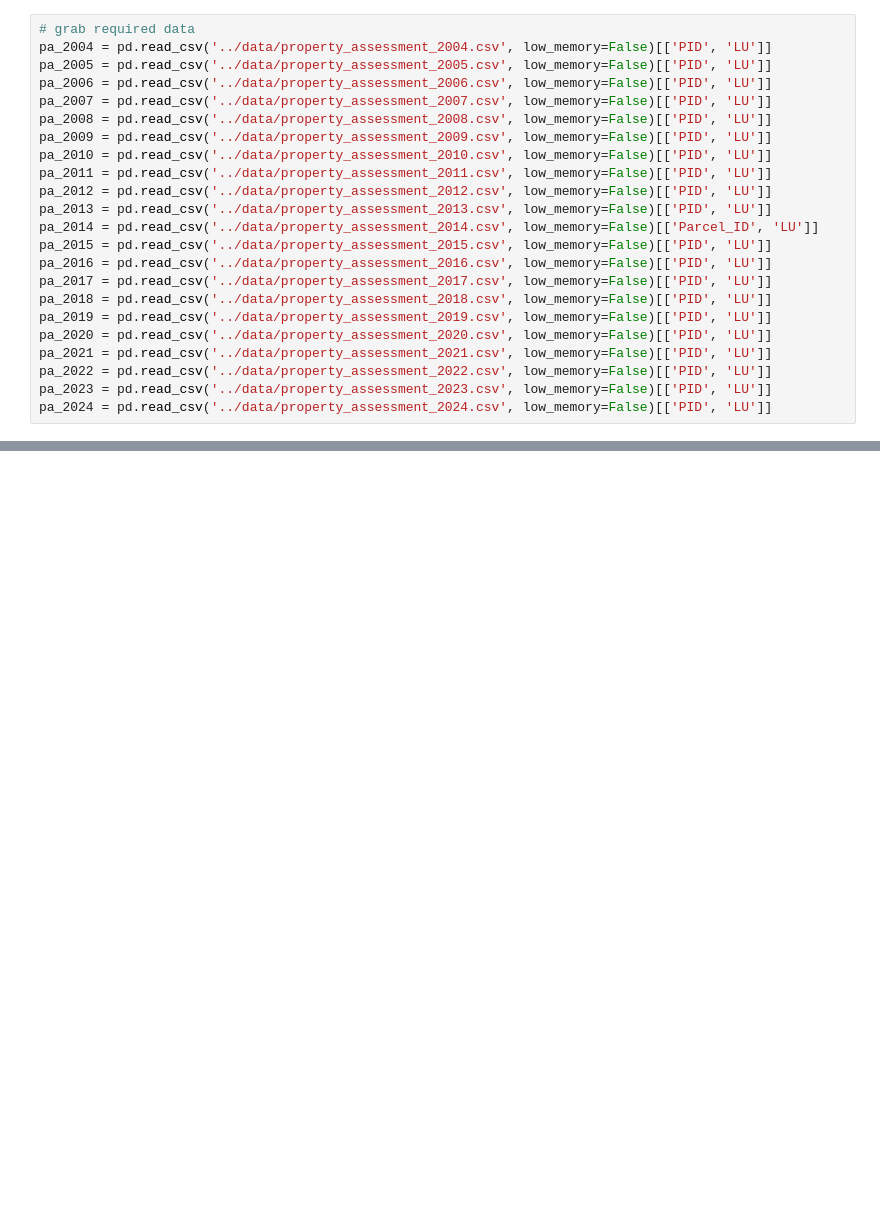
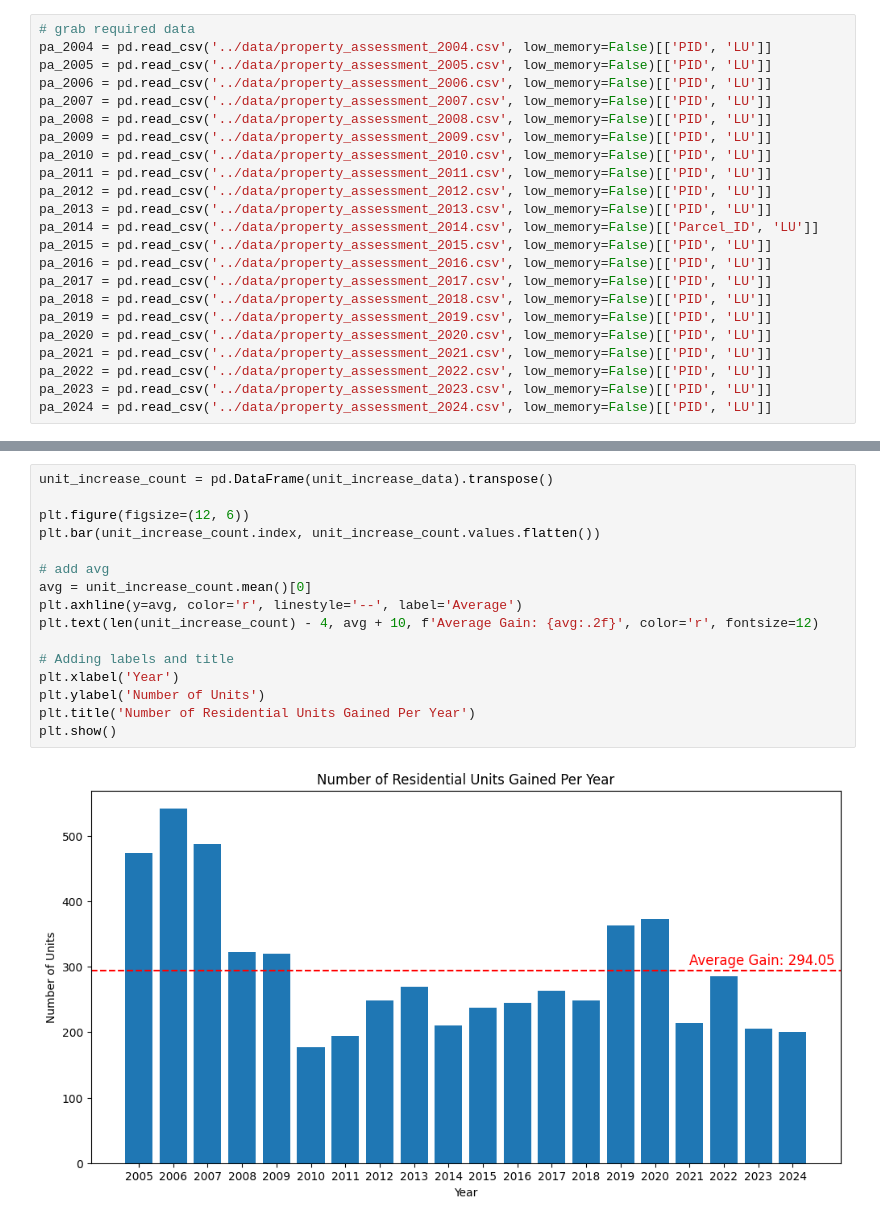
Before and after one commit to BU-Spark/ds-boston-remodeling, a Jupyter notebook: sp24-team-c/unit_loss_to_remodels_analysis/unit_loss_to_remodels.ipynb, the cells around one changed output, grey strips where cells are left out. Saved outputs shown, nothing was run; the diff lists cells and outputs as text; blank space fills up the shorter version.

Commit message:
moving onto remodel year data

```diff
--- a/sp24-team-c/unit_loss_to_remodels_analysis/unit_loss_to_remodels.ipynb
+++ b/sp24-team-c/unit_loss_to_remodels_analysis/unit_loss_to_remodels.ipynb
@@ -288,0 +153,18 @@ over 20 years we lost 6229 units with an average of 311.45 units per year
+# %%
+unit_increase_count = pd.DataFrame(unit_increase_data).transpose()
+
+plt.figure(figsize=(12, 6))
+plt.bar(unit_increase_count.index, unit_increase_count.values.flatten())
+
+# add avg
+avg = unit_increase_count.mean()[0]
+plt.axhline(y=avg, color='r', linestyle='--', label='Average')
+plt.text(len(unit_increase_count) - 4, avg + 10, f'Average Gain: {avg:.2f}', color='r', fontsize=12)
+
+# Adding labels and title
+plt.xlabel('Year')
+plt.ylabel('Number of Units')
+plt.title('Number of Residential Units Gained Per Year')
+plt.show()
+# %% [output]
+[figure, added]
```
Also changed, not shown: parts of 29 cells of this notebook, 1 other file.
